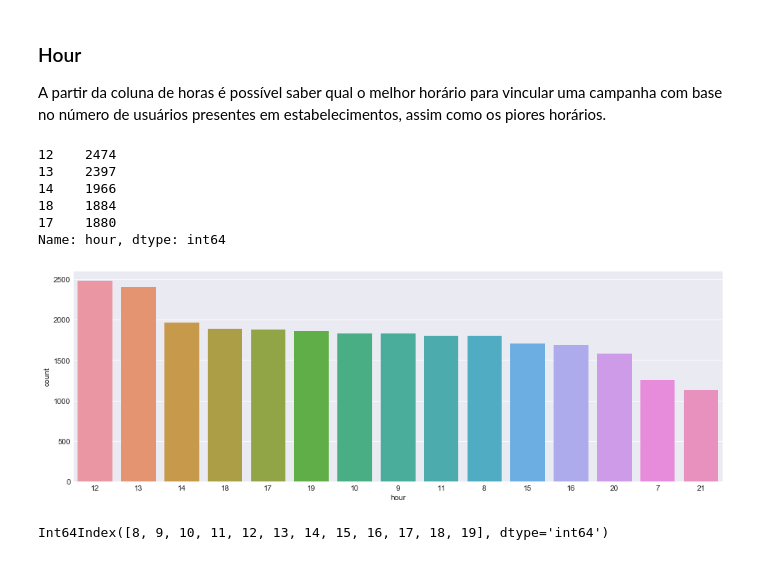
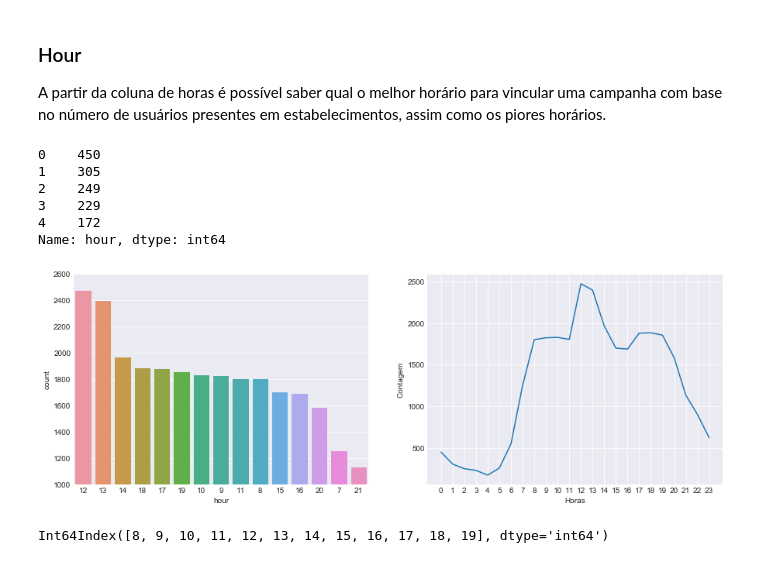
Before and after one commit to jvsn19/analise_varejo, a Jupyter notebook: Projeto.ipynb, the cells around one changed output. Cells and saved outputs as stored; diff of their text form; code cells hidden in the pictures.

Commit message:
lineplot hour

```diff
--- a/Projeto.ipynb
+++ b/Projeto.ipynb
@@ -152,21 +152,28 @@ plt.show()
 <h3>Hour</h3>
 <p>A partir da coluna de horas é possível saber qual o melhor horário para vincular uma campanha com base no número de usuários presentes em estabelecimentos, assim como os piores horários.</p>
 # %%
-hour_count = dataset['hour'].value_counts()
+hour_count = dataset['hour'].value_counts().sort_index()
 hour_count[:5]
 # %% [output]
-12    2474
-13    2397
-14    1966
-18    1884
-17    1880
+0    450
+1    305
+2    249
+3    229
+4    172
 Name: hour, dtype: int64
 # %%
-plt.figure(figsize=(15,5))
-sns.countplot(data = dataset, x = 'hour', order=dataset['hour'].value_counts()[:15].index)
+fig = plt.figure(figsize=(15,5))
+ax1 =fig.add_subplot(121)
+sns.countplot(data = dataset, x = 'hour', order=dataset['hour'].value_counts()[:15].index, ax=ax1)
+ax1.set_ylim(ymin=1000)
+ax2 = fig.add_subplot(122)
+ax2.plot(hour_count)
+ax2.set_xlabel('Horas')
+ax2.set_xticks(list(range(24)))
+ax2.set_ylabel('Contagem')
 plt.show()
 # %% [output]
-[figure, old version]
+[figure, new version]
 # %%
 # Quais são as horas cuja sua contagem é superior a mediana das contagens
 hour_count[hour_count > hour_count.median()].keys().sort_values()
```
Also changed, not shown: parts of 1 cell of this notebook.
